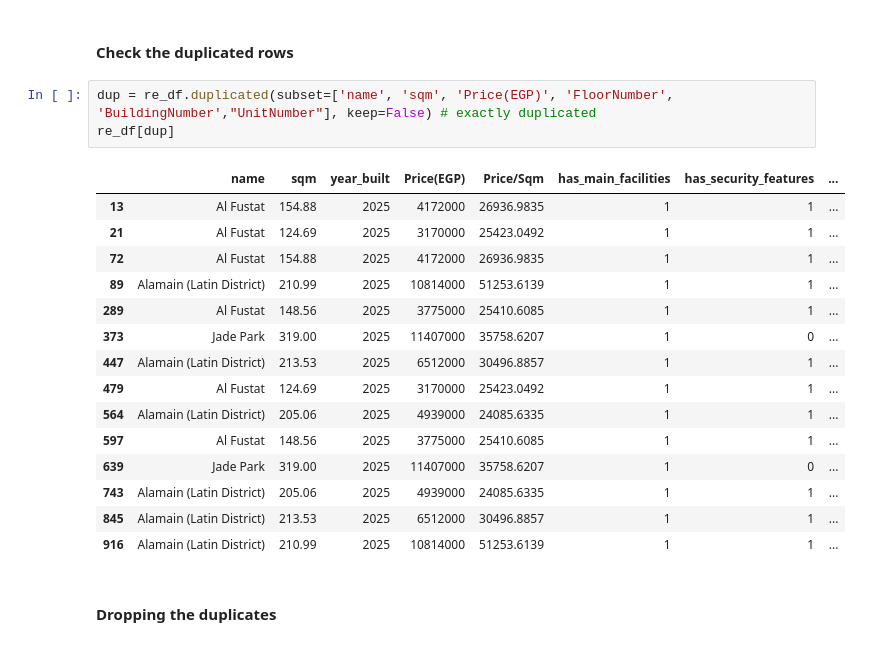
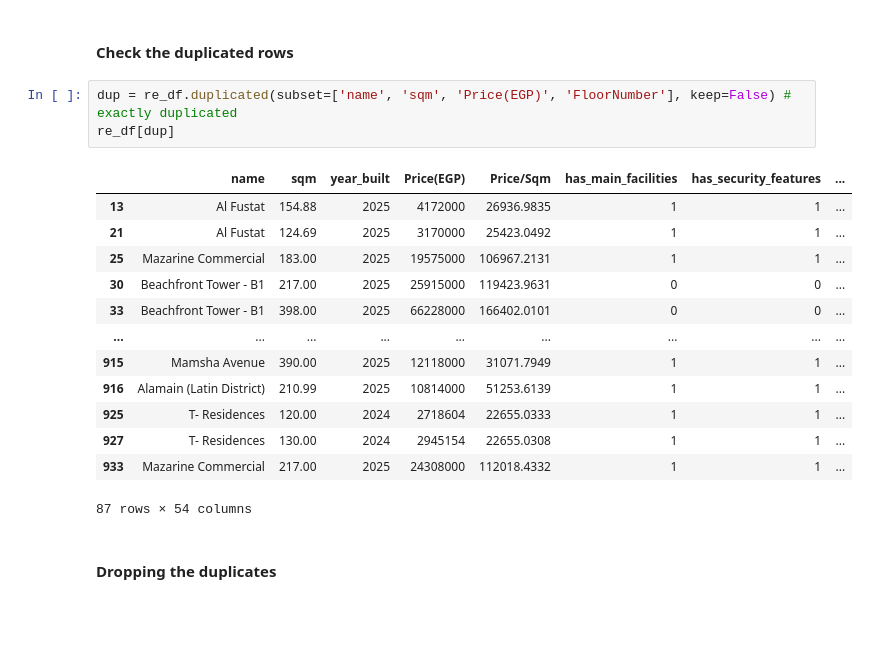
Before and after one commit to MinaAlberDS/Codveda-Internship, a Jupyter notebook: Level 1/Task 2/Data_cleaning.ipynb, the cells around one changed output. Drawn from its saved outputs; the diff is of its cells as text; blank space fills up the shorter version.

```diff
--- a/Level 1/Task 2/Data_cleaning.ipynb
+++ b/Level 1/Task 2/Data_cleaning.ipynb
@@ -1016,24 +1018,22 @@ re_df
 # %% [markdown]
 #### Check the duplicated rows
 # %%
-dup = re_df.duplicated(subset=['name', 'sqm', 'Price(EGP)', 'FloorNumber', 'BuildingNumber',"UnitNumber"], keep=False) # exactly duplicated
+dup = re_df.duplicated(subset=['name', 'sqm', 'Price(EGP)', 'FloorNumber'], keep=False) # exactly duplicated
 re_df[dup]
 # %% [output]
 |  | name | sqm | year_built | Price(EGP) | Price/Sqm | has_main_facilities | has_security_features | ... |
 | 13 | Al Fustat | 154.88 | 2025 | 4172000 | 26936.9835 | 1 | 1 | ... |
 | 21 | Al Fustat | 124.69 | 2025 | 3170000 | 25423.0492 | 1 | 1 | ... |
-| 72 | Al Fustat | 154.88 | 2025 | 4172000 | 26936.9835 | 1 | 1 | ... |
-| 89 | Alamain (Latin District) | 210.99 | 2025 | 10814000 | 51253.6139 | 1 | 1 | ... |
-| 289 | Al Fustat | 148.56 | 2025 | 3775000 | 25410.6085 | 1 | 1 | ... |
-| 373 | Jade Park | 319.00 | 2025 | 11407000 | 35758.6207 | 1 | 0 | ... |
-| 447 | Alamain (Latin District) | 213.53 | 2025 | 6512000 | 30496.8857 | 1 | 1 | ... |
-| 479 | Al Fustat | 124.69 | 2025 | 3170000 | 25423.0492 | 1 | 1 | ... |
-| 564 | Alamain (Latin District) | 205.06 | 2025 | 4939000 | 24085.6335 | 1 | 1 | ... |
-| 597 | Al Fustat | 148.56 | 2025 | 3775000 | 25410.6085 | 1 | 1 | ... |
-| 639 | Jade Park | 319.00 | 2025 | 11407000 | 35758.6207 | 1 | 0 | ... |
-| 743 | Alamain (Latin District) | 205.06 | 2025 | 4939000 | 24085.6335 | 1 | 1 | ... |
-| 845 | Alamain (Latin District) | 213.53 | 2025 | 6512000 | 30496.8857 | 1 | 1 | ... |
+| 25 | Mazarine Commercial | 183.00 | 2025 | 19575000 | 106967.2131 | 1 | 1 | ... |
+| 30 | Beachfront Tower - B1 | 217.00 | 2025 | 25915000 | 119423.9631 | 0 | 0 | ... |
+| 33 | Beachfront Tower - B1 | 398.00 | 2025 | 66228000 | 166402.0101 | 0 | 0 | ... |
+| ... | ... | ... | ... | ... | ... | ... | ... | ... |
+| 915 | Mamsha Avenue | 390.00 | 2025 | 12118000 | 31071.7949 | 1 | 1 | ... |
 | 916 | Alamain (Latin District) | 210.99 | 2025 | 10814000 | 51253.6139 | 1 | 1 | ... |
+| 925 | T- Residences | 120.00 | 2024 | 2718604 | 22655.0333 | 1 | 1 | ... |
+| 927 | T- Residences | 130.00 | 2024 | 2945154 | 22655.0308 | 1 | 1 | ... |
+| 933 | Mazarine Commercial | 217.00 | 2025 | 24308000 | 112018.4332 | 1 | 1 | ... |
+87 rows × 54 columns
 # %% [markdown]
 #### Dropping the duplicates
 # %%
```
Also changed, not shown: parts of 26 cells of this notebook, 2 other files.
